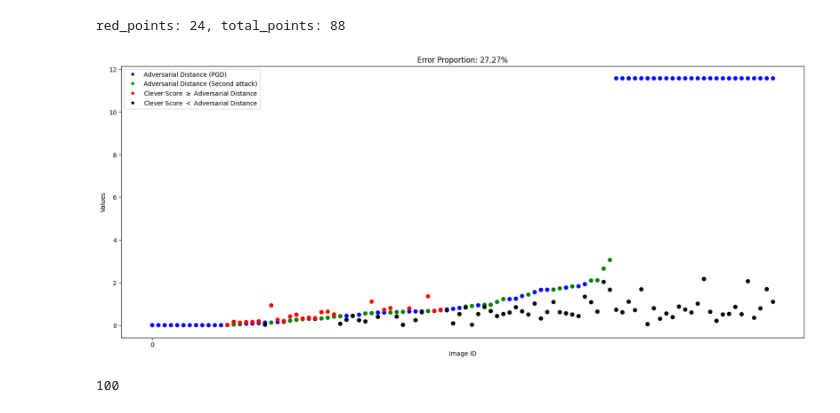
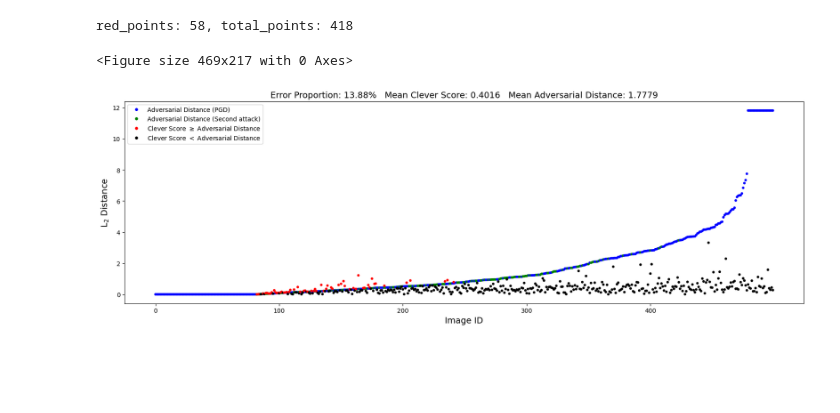
Before and after one commit to Georgsiedel/adversarial-distance-calculation, a Jupyter notebook: visualization/AdversarialDistance_vs_CleverScore_visualization.ipynb, the cells around one changed output. Drawn from its saved outputs; the diff is of its cells as text; code cells hidden in the pictures; blank space fills up the shorter version.

Commit message:
updated paper_data and visualization file

```diff
--- a/visualization/AdversarialDistance_vs_CleverScore_visualization.ipynb
+++ b/visualization/AdversarialDistance_vs_CleverScore_visualization.ipynb
@@ -6,12 +12,9 @@ import json
 # %%
-model_type = 'adversarial'
-norm = 2
-max_iterations = 500
-nb_batch = 5
-batch_size = 5
+if model_type=='adversarial':
+    norm = 2
+    max_iterations = 10000
 # %%
-# file_path = f'../data/paper_data/adv_dist_vs_clever_{model_type}_500.json'
-file_path = '/home/ekagra/Documents/GitHub/adversarial-distance-estimation/data/paper_data/adv_dist_vs_clever_adversarial_100_2.json'
+file_path = f'../data/paper_data/adv_dist_vs_clever_{model_type}_500.json'
 
 # load the data
 with open(file_path, 'r') as f:
@@ -58,7 +61,7 @@ for i in range(len(results_dict[f"{norm}"]['adversarial_distance_pgd'])):
 
     # take min of two
     else:
-        if results_dict[f"{norm}"]['adversarial_distance_second_attack'][i]<results_dict[f"{norm}"]['adversarial_distance_pgd'][i]:
+        if results_dict[f"{norm}"]['adversarial_distance_second_attack'][i]<results_dict[f"{norm}"]['adversarial_distance_pgd'][i] and results_dict[f"{norm}"]['adversarial_distance_second_attack'][i]>0.0:
             colors_attack.append('green')
             min_attack_value.append(results_dict[f"{norm}"]['adversarial_distance_second_attack'][i])
         else:
@@ -83,40 +86,44 @@ red_points = 0
 image_ids = np.arange(len(min_attack_value))
 
 for i in range(len(image_ids)):
     if clever_values_sorted[i] is not None:
         total_points += 1
         if clever_values_sorted[i] > min_attack_value_sorted[i]:
             red_points += 1
 
 print(f'red_points: {red_points}, total_points: {total_points}')
 
 error_proportion = (red_points / total_points) * 100 if total_points > 0 else 0
 
+mean_clever_score = np.mean([x for x in clever_values_sorted if x is not None and np.isnan(x)==False])
+mean_min_attack_value = np.mean([x for x in min_attack_value_sorted if np.isnan(x)==False])
+
 # Plotting
-plt.figure(figsize=(20, 8))
-plt.scatter(image_ids, min_attack_value_sorted, color=colors_attack_sorted)
-plt.scatter(image_ids, clever_values_sorted, color=colors_clever_sorted)
+marker_size = 10
+plt.figure(figsize=(4.69, 2.17))
+plt.figure(figsize=(20, 6))
+plt.scatter(image_ids, min_attack_value_sorted, color=colors_attack_sorted, s=marker_size)
+plt.scatter(image_ids, clever_values_sorted, color=colors_clever_sorted, s=marker_size)
 # Adding labels and title with error proportion
-plt.xlabel('Image ID')
-plt.ylabel('Values')
-plt.title(f'Error Proportion: {error_proportion:.2f}%')
+plt.xlabel('Image ID', fontsize=14)
+plt.ylabel(f'L$_{norm}$ Distance', fontsize=14)
+plt.title(f'Error Proportion: {error_proportion:.2f}%   Mean Clever Score: {mean_clever_score:.4f}   Mean Adversarial Distance: {mean_min_attack_value:.4f}', fontsize=14)
 plt.xticks(np.arange(0, len(sorted_indices), 100))
 # Avoid label duplication in the legend
 handles, labels = plt.gca().get_legend_handles_labels()
 by_label = dict(zip(labels, handles))
 
 legend_elements = [
     mlines.Line2D([0], [0], marker='o', color='w', markerfacecolor='blue', label='Adversarial Distance (PGD)'),
     mlines.Line2D([0], [0], marker='o', color='w', markerfacecolor='green', label='Adversarial Distance (Second attack)'),
     mlines.Line2D([0], [0], marker='o', color='w', markerfacecolor='red', label='Clever Score $\geq$ Adversarial Distance'),
     mlines.Line2D([0], [0], marker='o', color='w', markerfacecolor='black', label='Clever Score $<$ Adversarial Distance')
 ]
 
 plt.legend(handles=legend_elements, fontsize=10)
 plt.savefig(f'../data/paper_data/adv_dist_vs_clever_{model_type}_500_L{norm}.pdf')
 plt.show()
-100
 # %% [output]
-red_points: 24, total_points: 88
+red_points: 58, total_points: 418
+<Figure size 469x217 with 0 Axes>
-[figure, old version]
+[figure, new version]
-100
```
Also changed, not shown: parts of 2 cells of this notebook, 13 other files.
